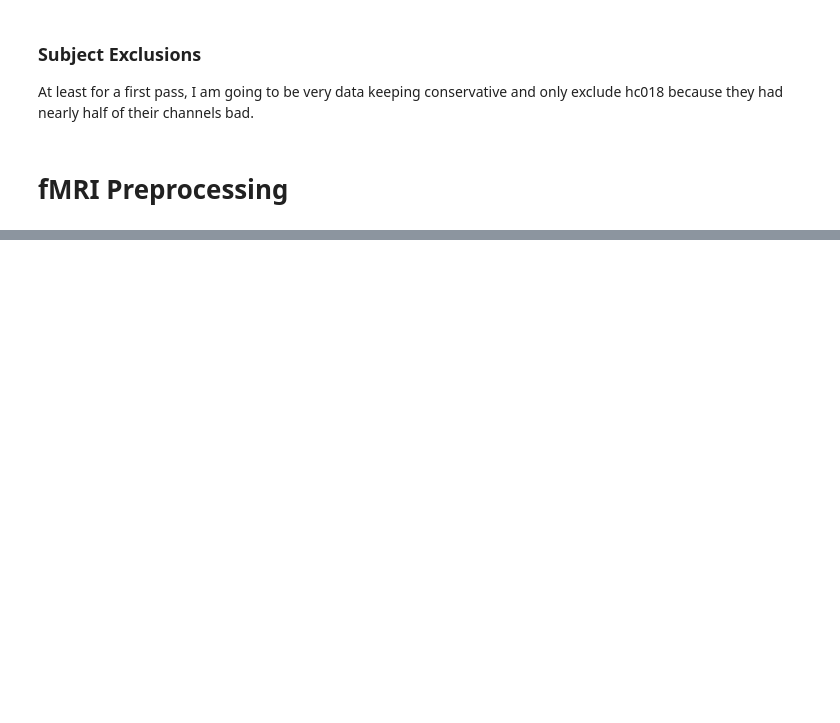
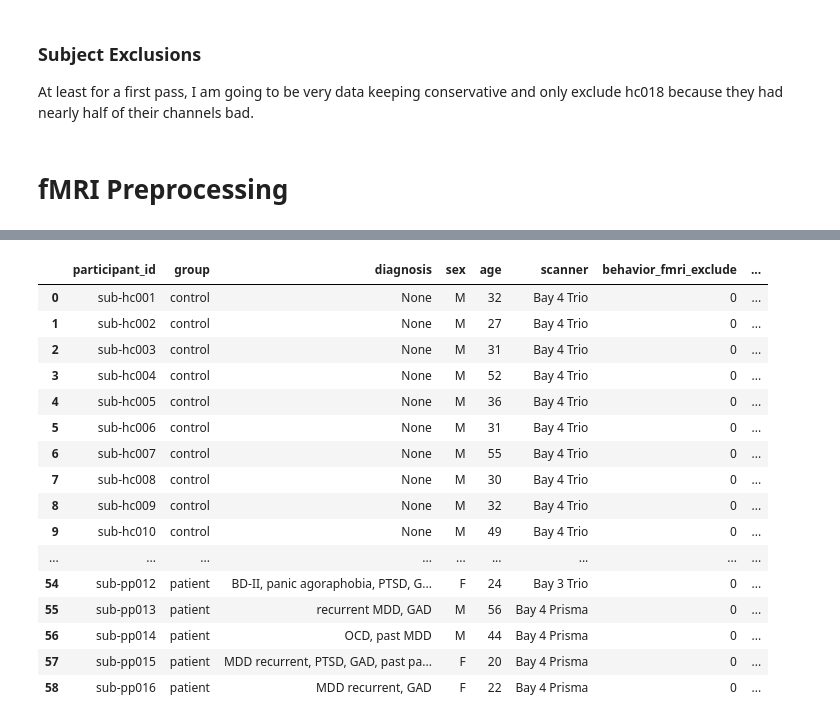
Before and after one commit to mghneurotherapeutics/msit, a Jupyter notebook: notebooks/01-preprocessing.ipynb, the cells around one changed output, grey strips where cells are left out. Cells and saved outputs as stored; diff of their text form; code cells hidden in the pictures; blank space fills up the shorter version.

```diff
--- a/notebooks/01-preprocessing.ipynb
+++ b/notebooks/01-preprocessing.ipynb
@@ -900,0 +975,24 @@ denote_exclusions(['sub-hc018'], 'eeg')
+# %%
+f = '../data/participants.tsv'
+exclusions = ['sub-hc001', 'sub-hc005']
+sub_info = pd.read_csv(f, sep='\t')
+sub_info.loc[sub_info.participant_id.isin(exclusions), 'fmri_exclude'] = 1
+sub_info
+# %% [output]
+|  | participant_id | group | diagnosis | sex | age | scanner | behavior_fmri_exclude | ... |
+| 0 | sub-hc001 | control | None | M | 32 | Bay 4 Trio | 0 | ... |
+| 1 | sub-hc002 | control | None | M | 27 | Bay 4 Trio | 0 | ... |
+| 2 | sub-hc003 | control | None | M | 31 | Bay 4 Trio | 0 | ... |
+| 3 | sub-hc004 | control | None | M | 52 | Bay 4 Trio | 0 | ... |
+| 4 | sub-hc005 | control | None | M | 36 | Bay 4 Trio | 0 | ... |
+| 5 | sub-hc006 | control | None | M | 31 | Bay 4 Trio | 0 | ... |
+| 6 | sub-hc007 | control | None | M | 55 | Bay 4 Trio | 0 | ... |
+| 7 | sub-hc008 | control | None | M | 30 | Bay 4 Trio | 0 | ... |
+| 8 | sub-hc009 | control | None | M | 32 | Bay 4 Trio | 0 | ... |
+| 9 | sub-hc010 | control | None | M | 49 | Bay 4 Trio | 0 | ... |
+| ... | ... | ... | ... | ... | ... | ... | ... | ... |
+| 54 | sub-pp012 | patient | BD-II, panic agoraphobia, PTSD, G... | F | 24 | Bay 3 Trio | 0 | ... |
+| 55 | sub-pp013 | patient | recurrent MDD, GAD | M | 56 | Bay 4 Prisma | 0 | ... |
+| 56 | sub-pp014 | patient | OCD, past MDD | M | 44 | Bay 4 Prisma | 0 | ... |
+| 57 | sub-pp015 | patient | MDD recurrent, PTSD, GAD, past pa... | F | 20 | Bay 4 Prisma | 0 | ... |
+| 58 | sub-pp016 | patient | MDD recurrent, GAD | F | 22 | Bay 4 Prisma | 0 | ... |
```
Also changed, not shown: parts of 14 cells of this notebook, 2 other files.
